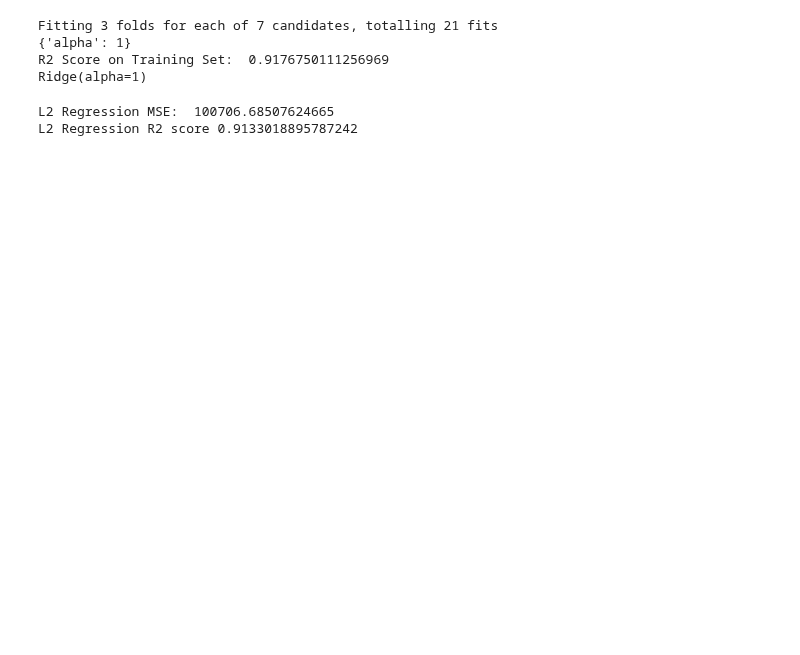
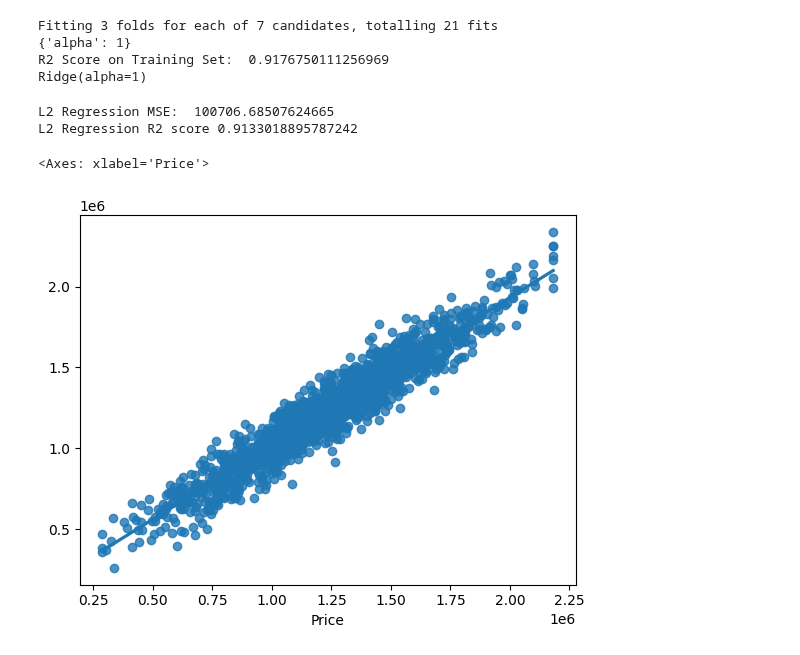
Before and after one commit to Harsh502s/ML-Assignments, a Jupyter notebook: ML Pesentation/Presentation.ipynb, the cells around one changed output. Cells and saved outputs as stored; diff of their text form; code cells hidden in the pictures; blank space fills up the shorter version.

```diff
--- a/ML Pesentation/Presentation.ipynb
+++ b/ML Pesentation/Presentation.ipynb
@@ -143,13 +155,16 @@ Ridge(alpha=1)
 # %%
 
 
 # apply L2 regression
 ridge = Ridge(**grid_search_ridge.best_params_)
 ridge.fit(X_train, y_train)
 ridge_predictions = ridge.predict(X_test)
 ridge_mse = mean_squared_error(y_test, ridge_predictions)**0.5
 print("L2 Regression MSE: ", ridge_mse)
 print('L2 Regression R2 score',r2_score(y_test, ridge_predictions))
+sns.regplot(x=y_test, y=ridge_predictions,fit_reg=True)
 # %% [output]
 L2 Regression MSE:  100706.68507624665
 L2 Regression R2 score 0.9133018895787242
+<Axes: xlabel='Price'>
+[figure, added]
```
Also changed, not shown: parts of 3 cells of this notebook.
